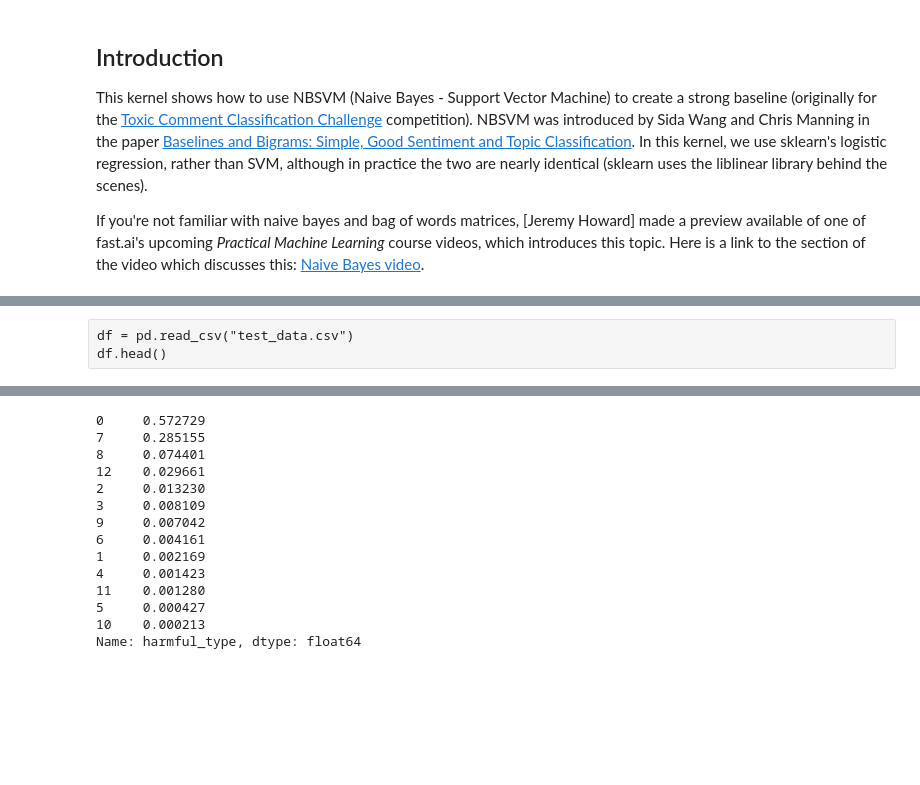
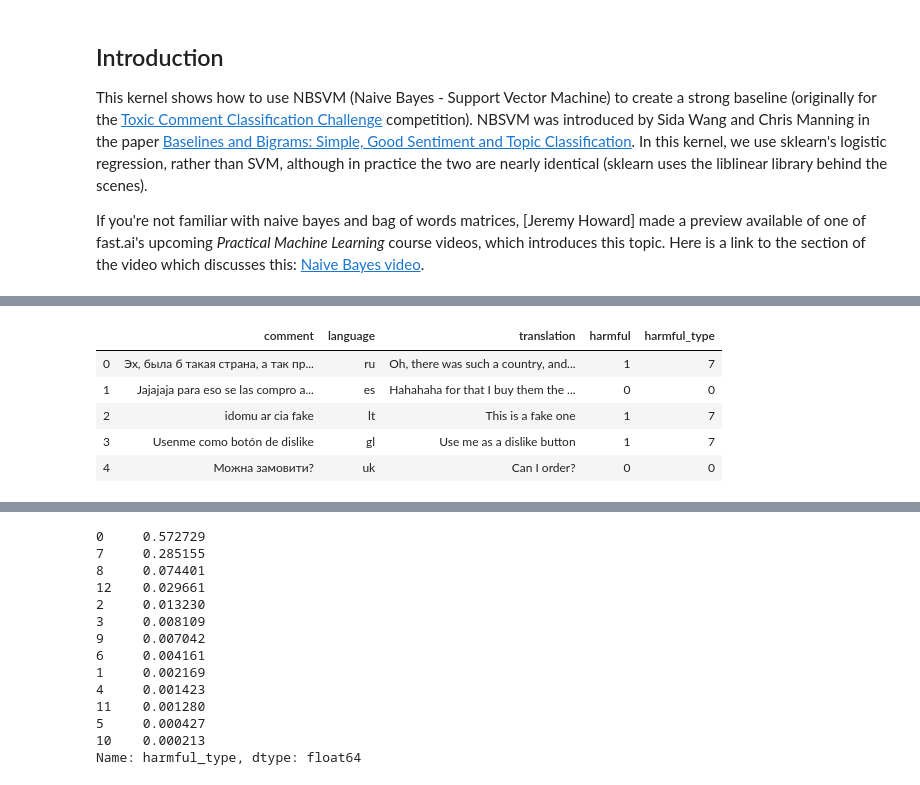
Before and after one commit to andrade-daniel/social_media_text_classification, a Jupyter notebook: detect_bad_comment_NB-SVM.ipynb, the cells around one changed output, grey strips where cells are left out. Cells and saved outputs as stored; diff of their text form; code cells hidden in the pictures; blank space fills up the shorter version.

```diff
--- a/detect_bad_comment_NB-SVM.ipynb
+++ b/detect_bad_comment_NB-SVM.ipynb
@@ -30,5 +34,12 @@ import text_utils
 # %% [output]
 [interactive output not drawn]
-# %% [raw]
-df = pd.read_csv("test_data.csv")
-df.head()
+# %%
+df = pd.read_csv("test_data.csv")
+df.head()
+# %% [output]
+|  | comment | language | translation | harmful | harmful_type |
+| 0 | Эх, была б такая страна, а так пр... | ru | Oh, there was such a country, and... | 1 | 7 |
+| 1 | Jajajaja para eso se las compro a... | es | Hahahaha for that I buy them the ... | 0 | 0 |
+| 2 | idomu ar cia fake | lt | This is a fake one | 1 | 7 |
+| 3 | Usenme como botón de dislike | gl | Use me as a dislike button | 1 | 7 |
+| 4 | Можна замовити? | uk | Can I order? | 0 | 0 |
```
Also changed, not shown: parts of 9 cells of this notebook.
